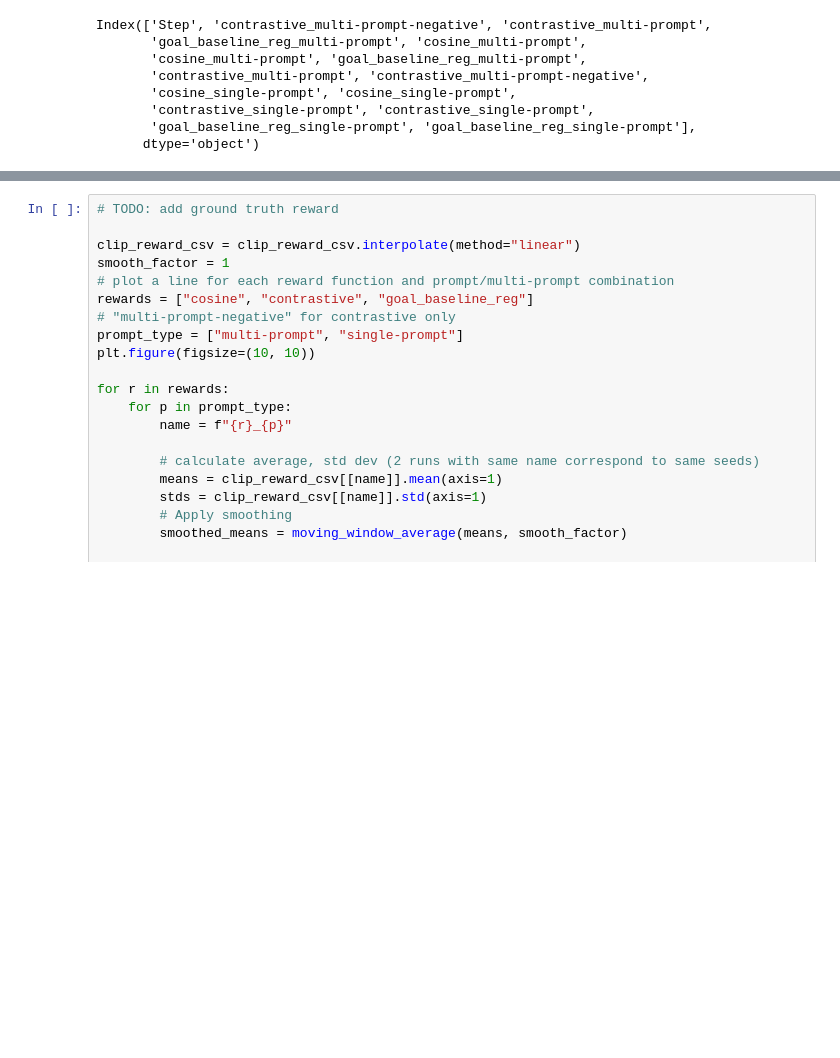
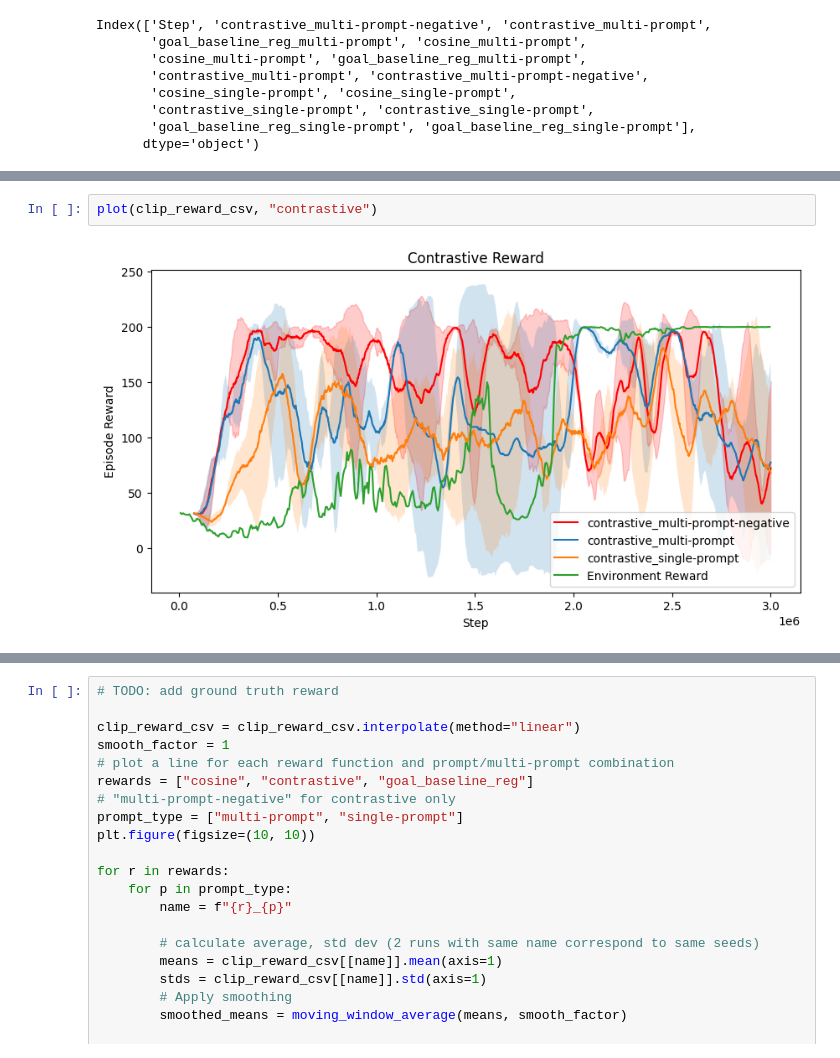
Before and after one commit to JiahuiKChen/vlmrm_plotting, a Jupyter notebook: siglip_multi_prompt.ipynb, the cells around one changed output, grey strips where cells are left out. Drawn from its saved outputs; the diff is of its cells as text; blank space fills up the shorter version.

```diff
--- a/siglip_multi_prompt.ipynb
+++ b/siglip_multi_prompt.ipynb
@@ -140,0 +196,4 @@ Index(['Step', 'contrastive_multi-prompt-negative', 'contrastive_multi-prompt',
+# %%
+plot(clip_reward_csv, "contrastive")
+# %% [output]
+[figure, added]
```
Also changed, not shown: parts of 4 cells of this notebook, 2 other files.
